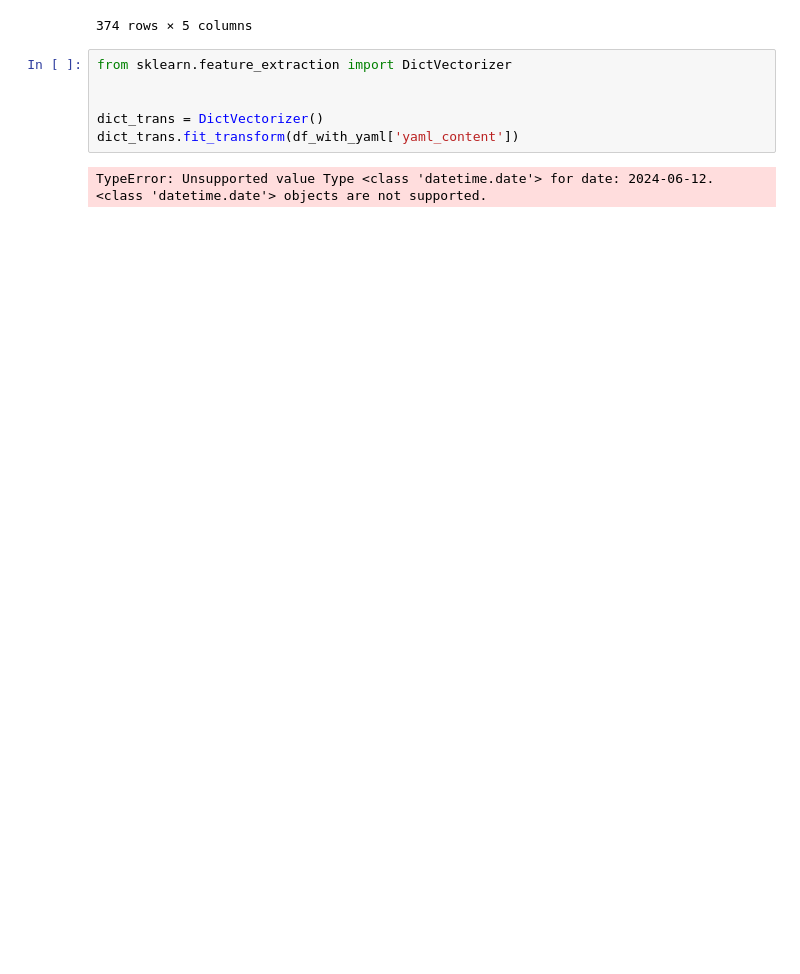
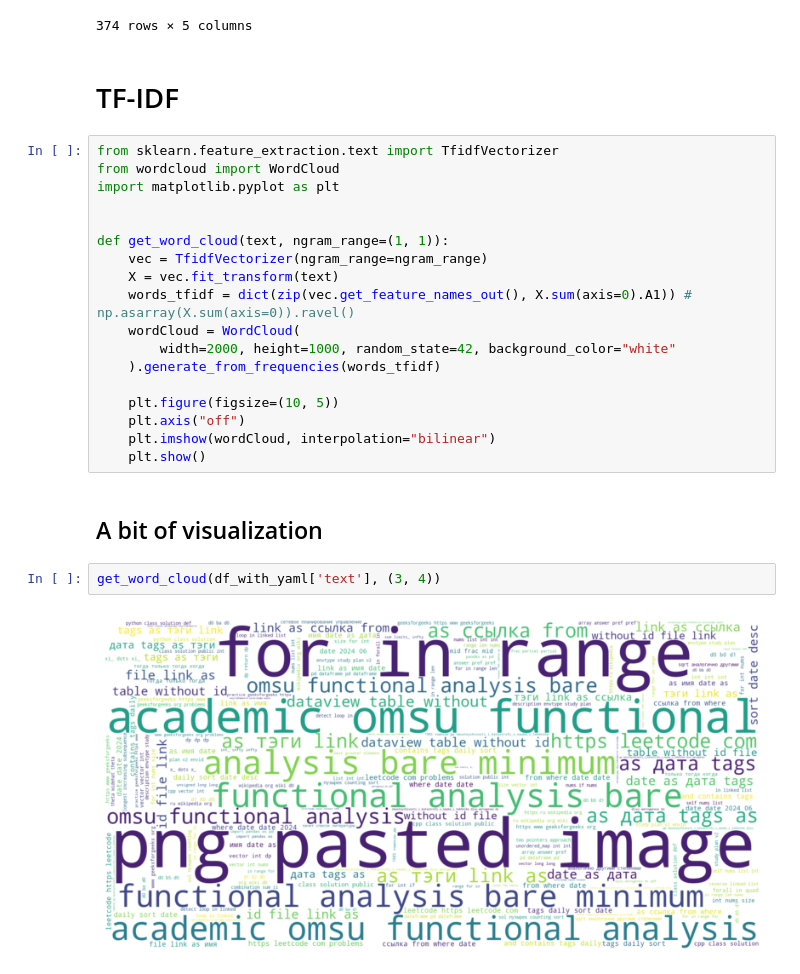
Before and after one commit to ruzanovad/learn-struct, a Jupyter notebook: prepare_dataset.ipynb, the cells around one changed output. Drawn from its saved outputs; the diff is of its cells as text; blank space fills up the shorter version.

Commit message:
feat: added TF-IDF and wordcloud on text column

````diff
--- a/prepare_dataset.ipynb
+++ b/prepare_dataset.ipynb
@@ -195,12 +195,29 @@ df_with_yaml
 | 407 | data/Private/stazhka/Примите меня... | 423. Ближайшая остановка | md | ```CPP\n#include <iostream>\n#inc... | {'tags': ['difficulty/easy', 'bac... |
 | 408 | data/Private/stazhka/Примите меня... | 554. Свертка на пальцах | md | ```python\nimport sys\n\n\ndef ma... | {'tags': 'ml, yandex, coderun, di... |
 374 rows × 5 columns
-# %%
-from sklearn.feature_extraction import DictVectorizer
-
-
-dict_trans = DictVectorizer()
-dict_trans.fit_transform(df_with_yaml['yaml_content'])
-# %% [output]
-TypeError: Unsupported value Type <class 'datetime.date'> for date: 2024-06-12.
-<class 'datetime.date'> objects are not supported.
+# %% [markdown]
+# TF-IDF
+# %%
+from sklearn.feature_extraction.text import TfidfVectorizer
+from wordcloud import WordCloud
+import matplotlib.pyplot as plt
+
+
+def get_word_cloud(text, ngram_range=(1, 1)):
+    vec = TfidfVectorizer(ngram_range=ngram_range)
+    X = vec.fit_transform(text)
+    words_tfidf = dict(zip(vec.get_feature_names_out(), X.sum(axis=0).A1)) # np.asarray(X.sum(axis=0)).ravel()
+    wordCloud = WordCloud(
+        width=2000, height=1000, random_state=42, background_color="white"
+    ).generate_from_frequencies(words_tfidf)
+
+    plt.figure(figsize=(10, 5))
+    plt.axis("off")
+    plt.imshow(wordCloud, interpolation="bilinear")
+    plt.show()
+# %% [markdown]
+## A bit of visualization
+# %%
+get_word_cloud(df_with_yaml['text'], (3, 4))
+# %% [output]
+[figure, added]
````
Also changed, not shown: 1 other file.
